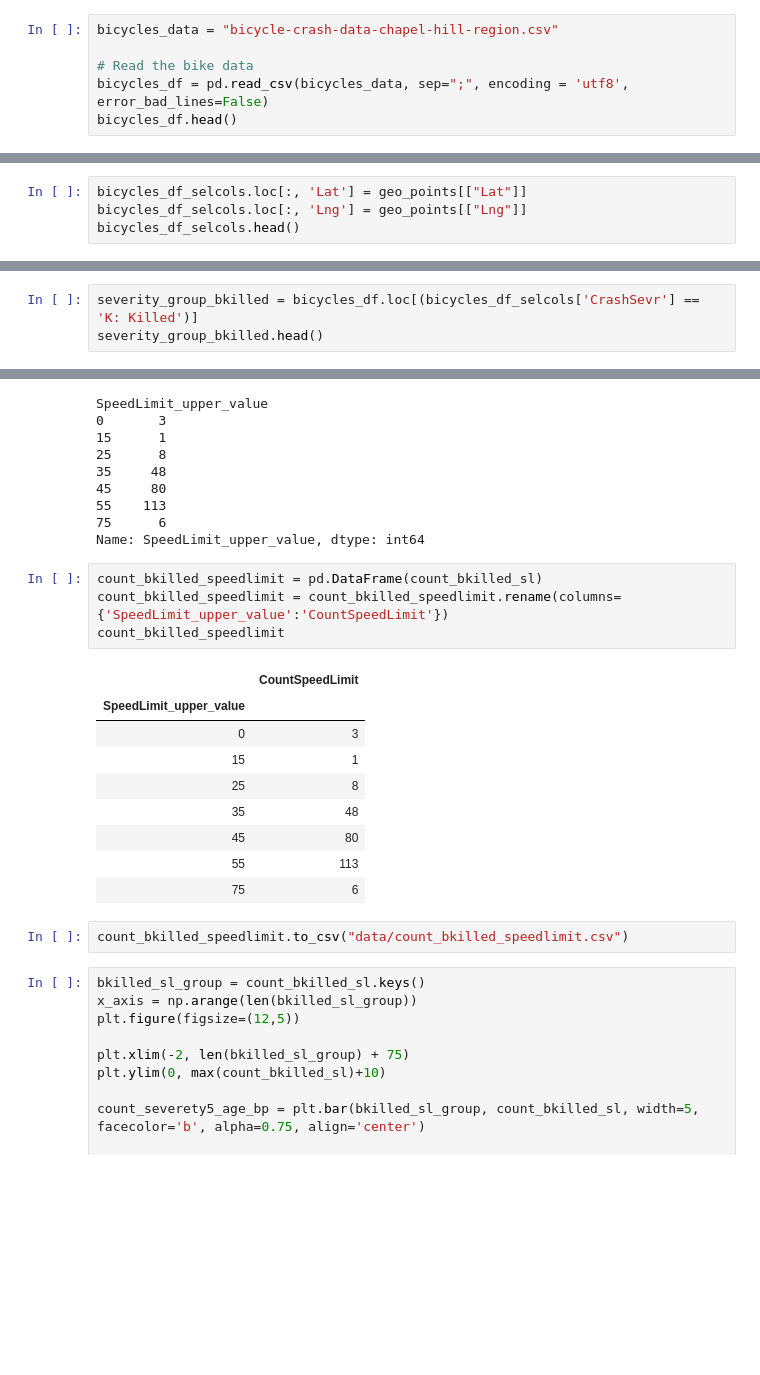
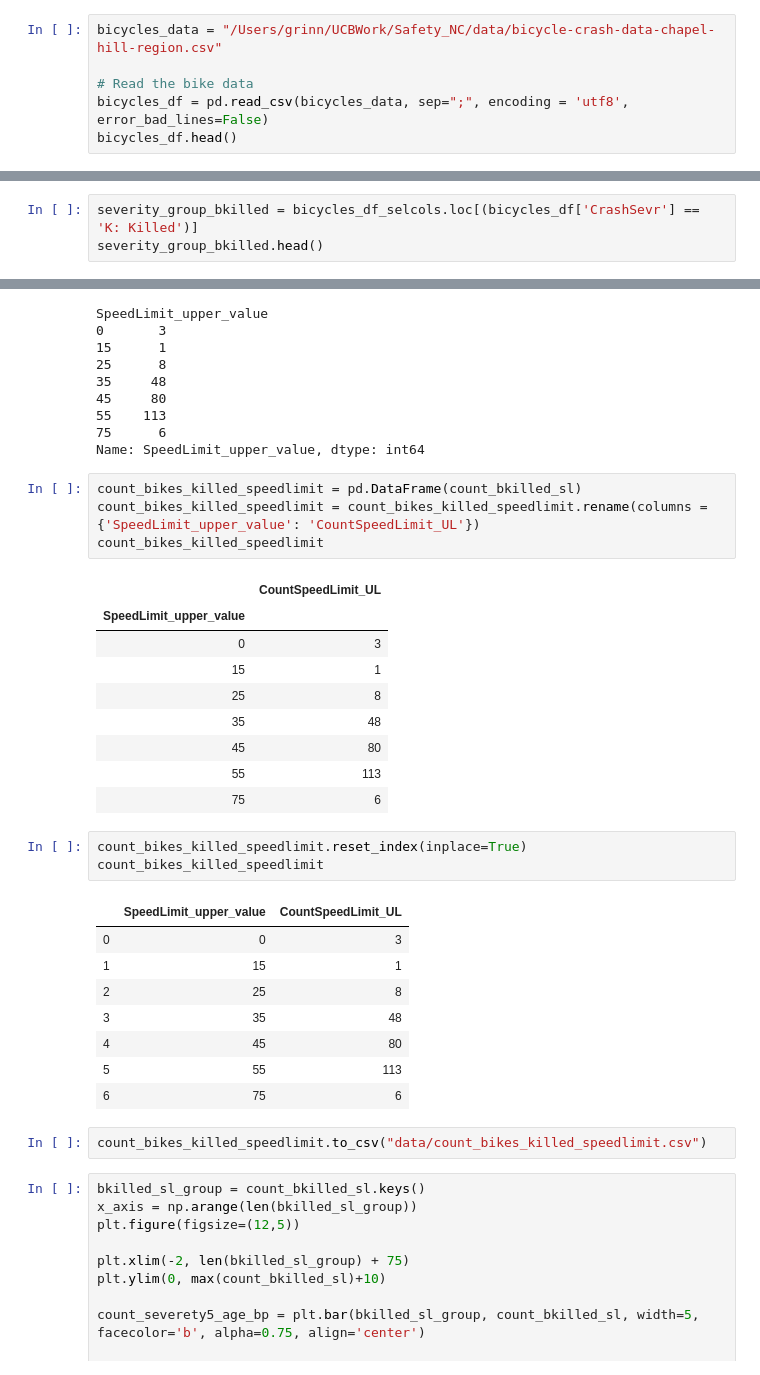
Before and after one commit to InnaG33/Safety_NC, a Jupyter notebook: safety_NC.ipynb, the cells around one changed output, grey strips where cells are left out. Cells and saved outputs as stored; diff of their text form; blank space fills up the shorter version.

```diff
--- a/safety_NC.ipynb
+++ b/safety_NC.ipynb
@@ -10,7 +10,7 @@ import scipy.stats as st
 import numpy as np
 from scipy.stats import linregress
 # %%
-bicycles_data = "bicycle-crash-data-chapel-hill-region.csv"
+bicycles_data = "/Users/grinn/UCBWork/Safety_NC/data/bicycle-crash-data-chapel-hill-region.csv"
 
 # Read the bike data
 bicycles_df = pd.read_csv(bicycles_data, sep=";", encoding = 'utf8', error_bad_lines=False)
@@ -278,4 +259,0 @@ geo_points
-# %%
-bicycles_df_selcols.loc[:, 'Lat'] = geo_points[["Lat"]]
-bicycles_df_selcols.loc[:, 'Lng'] = geo_points[["Lng"]]
-bicycles_df_selcols.head()
@@ -570,0 +535,3 @@ count_sevr_pedes
+# %%
+severity_group_bkilled = bicycles_df_selcols.loc[(bicycles_df['CrashSevr'] == 'K: Killed')]
+severity_group_bkilled.head()
@@ -573,3 +547,0 @@ count_sevr_pedes.to_csv("data/count_severity_pedes.csv")
-# %%
-severity_group_bkilled = bicycles_df.loc[(bicycles_df_selcols['CrashSevr'] == 'K: Killed')]
-severity_group_bkilled.head()
@@ -765,11 +751,11 @@ SpeedLimit_upper_value
 75      6
 Name: SpeedLimit_upper_value, dtype: int64
 # %%
-count_bkilled_speedlimit = pd.DataFrame(count_bkilled_sl)
-count_bkilled_speedlimit = count_bkilled_speedlimit.rename(columns={'SpeedLimit_upper_value':'CountSpeedLimit'})
-count_bkilled_speedlimit
+count_bikes_killed_speedlimit = pd.DataFrame(count_bkilled_sl)
+count_bikes_killed_speedlimit = count_bikes_killed_speedlimit.rename(columns = {'SpeedLimit_upper_value': 'CountSpeedLimit_UL'})
+count_bikes_killed_speedlimit
 # %% [output]
-|  | CountSpeedLimit |
+|  | CountSpeedLimit_UL |
 | SpeedLimit_upper_value |  |
 | 0 | 3 |
 | 15 | 1 |
@@ -778,8 +764,20 @@ count_bkilled_speedlimit
 | 45 | 80 |
 | 55 | 113 |
 | 75 | 6 |
+# %%
+count_bikes_killed_speedlimit.reset_index(inplace=True)
+count_bikes_killed_speedlimit
+# %% [output]
+|  | SpeedLimit_upper_value | CountSpeedLimit_UL |
+| 0 | 0 | 3 |
+| 1 | 15 | 1 |
+| 2 | 25 | 8 |
+| 3 | 35 | 48 |
+| 4 | 45 | 80 |
+| 5 | 55 | 113 |
+| 6 | 75 | 6 |
 # %%
-count_bkilled_speedlimit.to_csv("data/count_bkilled_speedlimit.csv")
+count_bikes_killed_speedlimit.to_csv("data/count_bikes_killed_speedlimit.csv")
 # %%
 bkilled_sl_group = count_bkilled_sl.keys()
 x_axis = np.arange(len(bkilled_sl_group))
```
Also changed, not shown: parts of 57 cells of this notebook, 58 other files.
